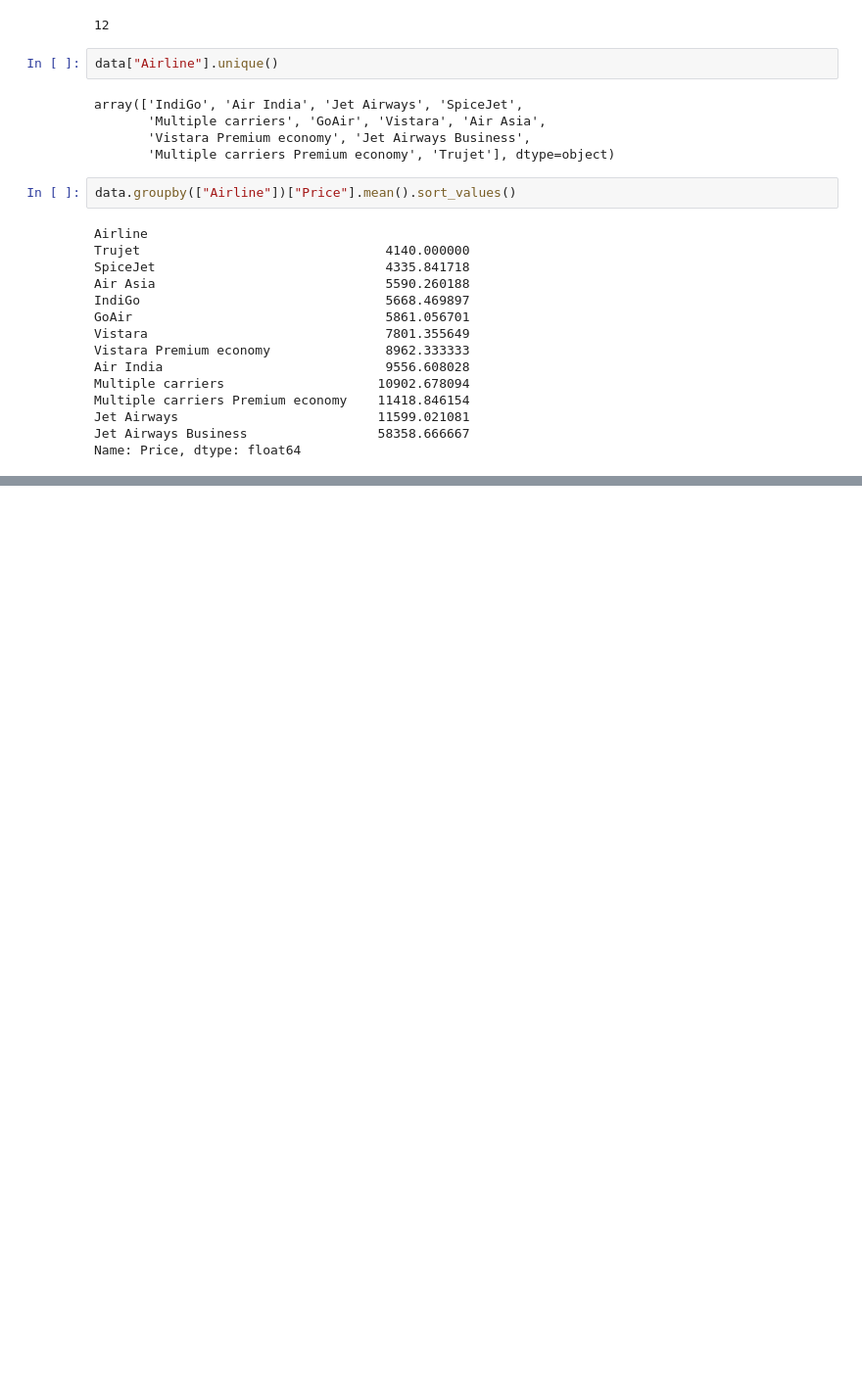
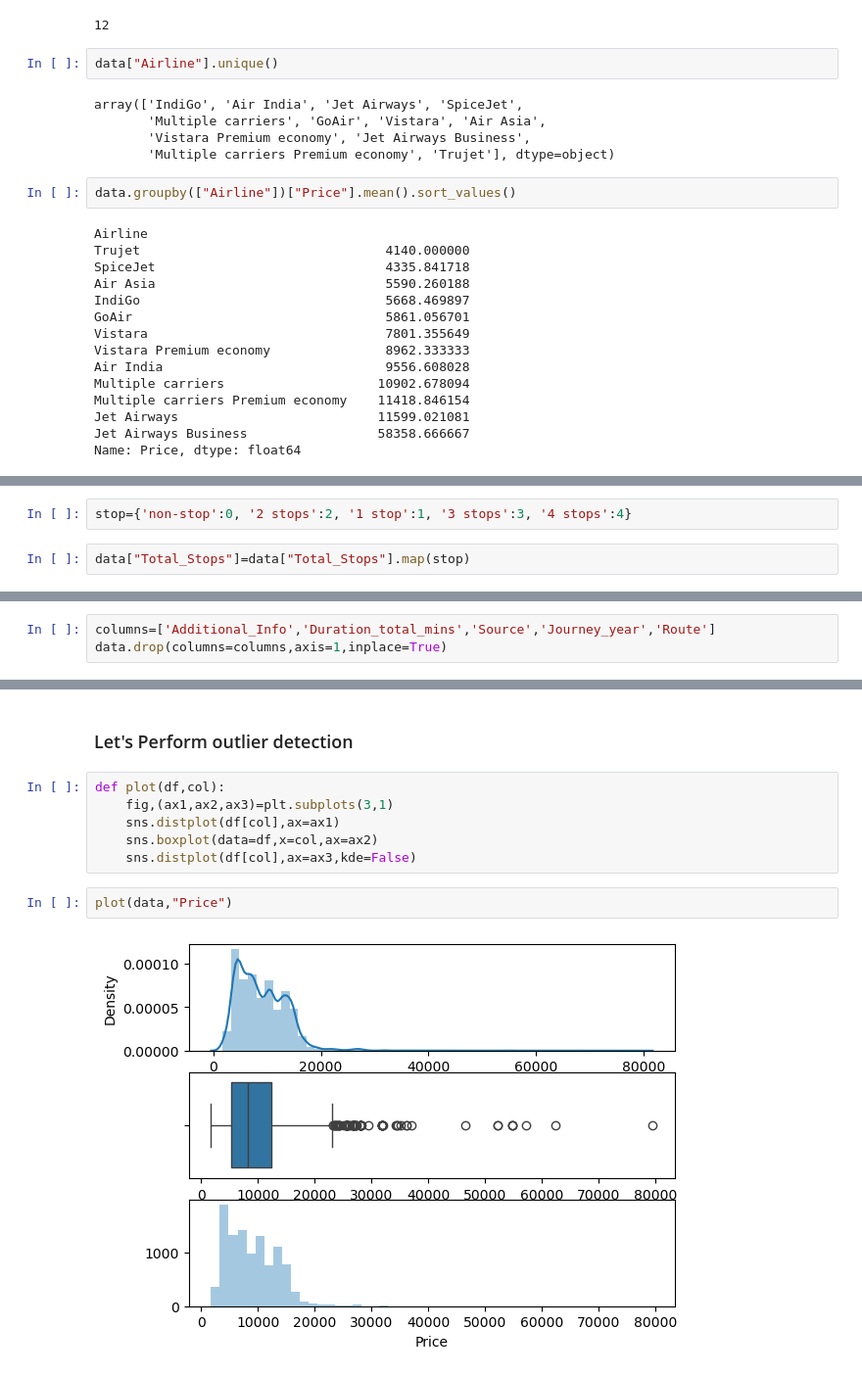
Before and after one commit to Amshavarthana-S/Flight-Fare-Prediction, a Jupyter notebook: Flight_Fare_Prediction.ipynb, the cells around one changed output, grey strips where cells are left out. Shown at 98% size. Saved outputs shown, nothing was run; the diff lists cells and outputs as text; blank space fills up the shorter version.

```diff
--- a/Flight_Fare_Prediction.ipynb
+++ b/Flight_Fare_Prediction.ipynb
@@ -489,0 +602,4 @@ Name: Price, dtype: float64
+# %%
+stop={'non-stop':0, '2 stops':2, '1 stop':1, '3 stops':3, '4 stops':4}
+# %%
+data["Total_Stops"]=data["Total_Stops"].map(stop)
@@ -489,0 +661,3 @@ Name: Price, dtype: float64
+# %%
+columns=['Additional_Info','Duration_total_mins','Source','Journey_year','Route']
+data.drop(columns=columns,axis=1,inplace=True)
@@ -489,0 +673,12 @@ Name: Price, dtype: float64
+# %% [markdown]
+### Let's Perform outlier detection
+# %%
+def plot(df,col):
+    fig,(ax1,ax2,ax3)=plt.subplots(3,1)
+    sns.distplot(df[col],ax=ax1)
+    sns.boxplot(data=df,x=col,ax=ax2)
+    sns.distplot(df[col],ax=ax3,kde=False)
+# %%
+plot(data,"Price")
+# %% [output]
+[figure, added]
```
Also changed, not shown: parts of 68 cells of this notebook, 2 other files.
